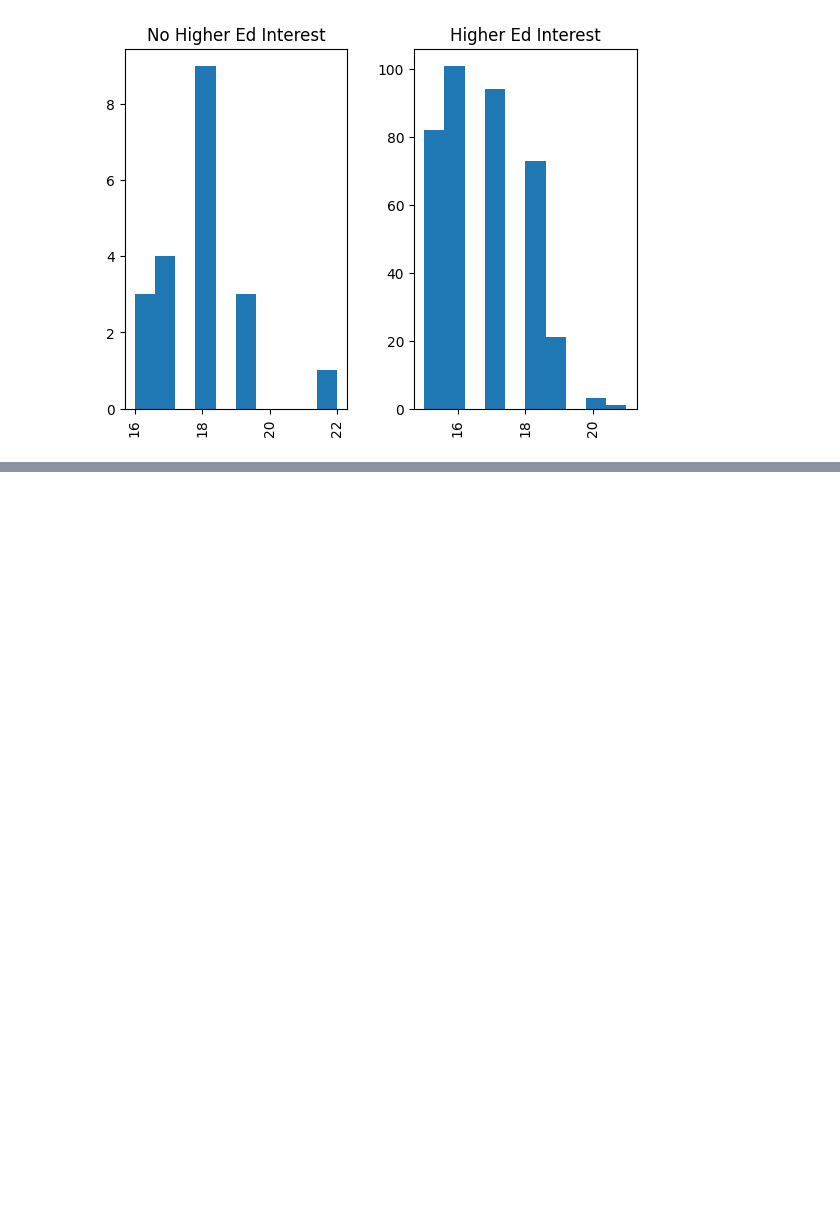
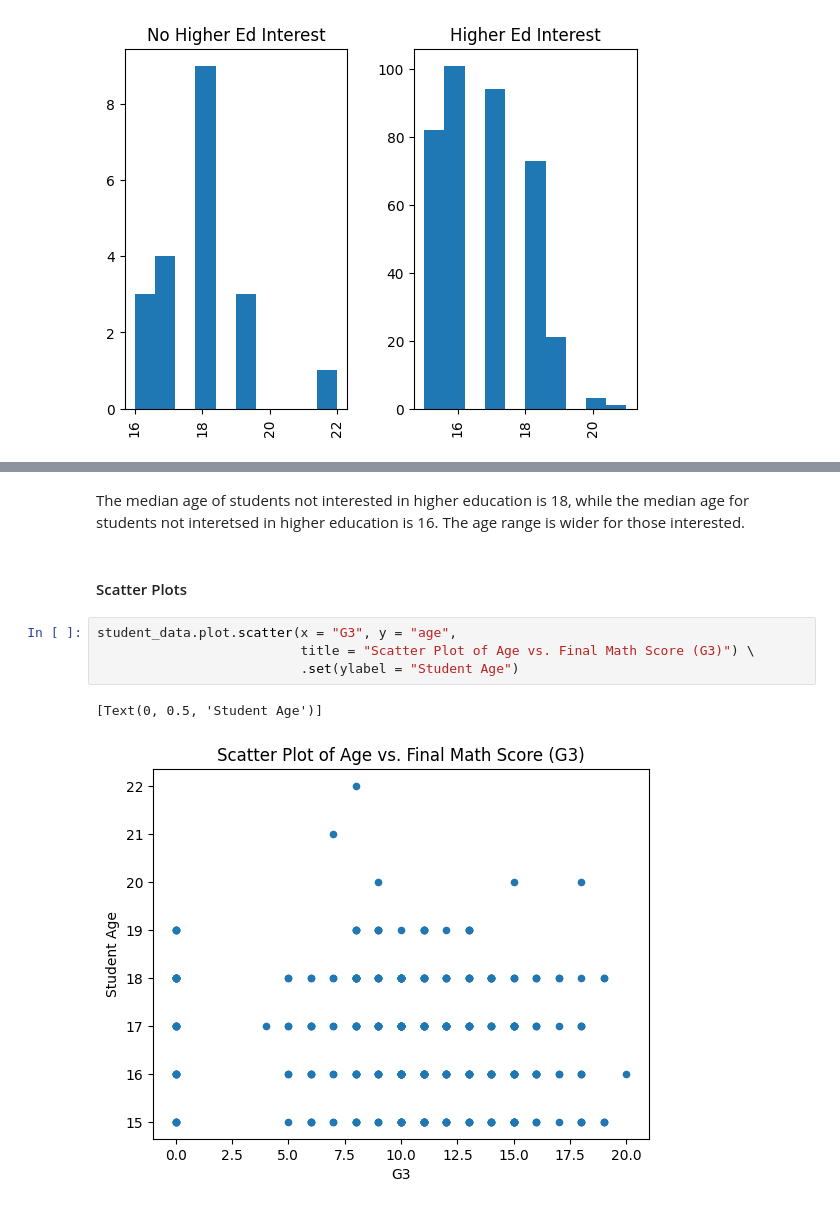
Before and after one commit to lytyler/ST554_Homework4, a Jupyter notebook: Homework4.ipynb, the cells around one changed output, grey strips where cells are left out. Drawn from its saved outputs; the diff is of its cells as text; blank space fills up the shorter version.

```diff
--- a/Homework4.ipynb
+++ b/Homework4.ipynb
@@ -357,0 +366,11 @@ AttributeError: 'DataFrame' object has no attribute 'kernel'
+# %% [markdown]
+The median age of students not interested in higher education is 18, while the median age for students not interetsed in higher education is 16. The age range is wider for those interested.
+# %% [markdown]
+#### Scatter Plots
+# %%
+student_data.plot.scatter(x = "G3", y = "age",
+                          title = "Scatter Plot of Age vs. Final Math Score (G3)") \
+                          .set(ylabel = "Student Age")
+# %% [output]
+[Text(0, 0.5, 'Student Age')]
+[figure, added]
```
Also changed, not shown: parts of 11 cells of this notebook.
